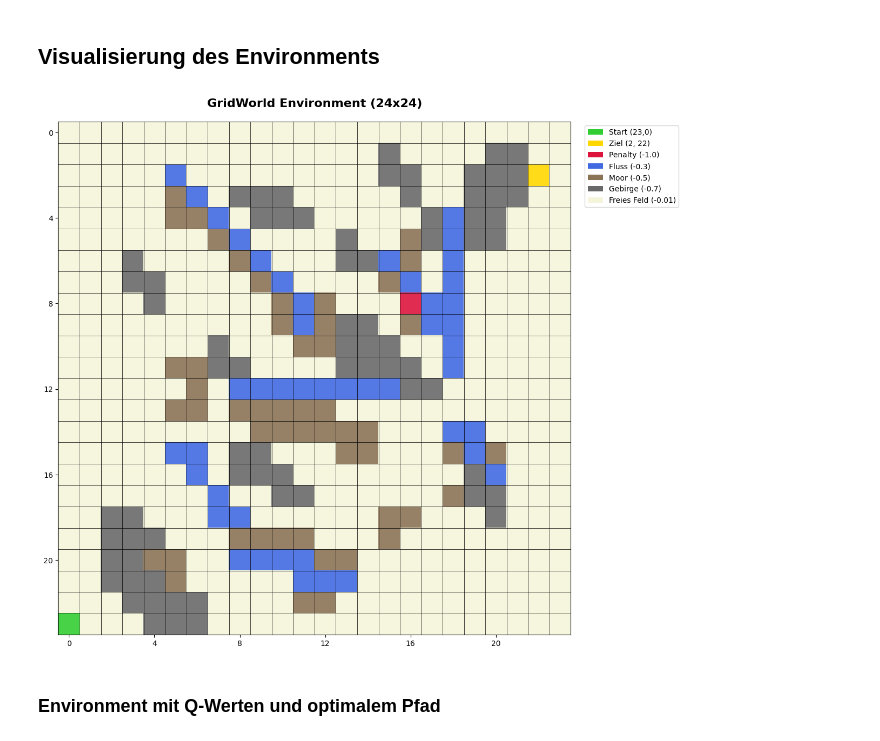
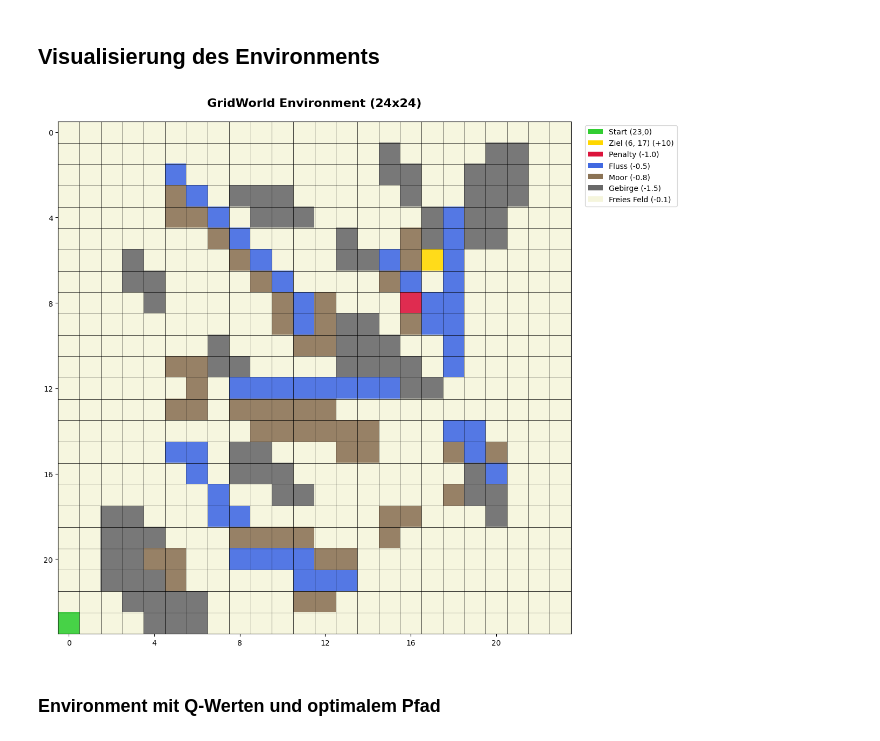
Before and after one commit to rafa22844/qnet, a Jupyter notebook: gridworld.ipynb, the cells around one changed output. Cells and saved outputs as stored; diff of their text form; code cells hidden in the pictures.

```diff
--- a/gridworld.ipynb
+++ b/gridworld.ipynb
@@ -254,17 +304,28 @@ obstacles = {
 }
 
 # Grid 24x24, Start unten links, Ziel oben rechts
-# Durch diese Positionierung MUSS der Agent durch Hindernisse
 env = GridEnvironment(
     shape=(24, 24),
-    landmarks=[(2, 22), penalty_positions[0]],  # Ziel oben rechts, Penalty
+    landmarks=[(6, 17), penalty_positions[0]],
     obstacles=obstacles
 )
 
-agent = QLearningAgent(environment=env, actions=get_args(_MOVETYPES), alpha=0.1, gamma=0.7, epsilon=0.15)
-print("Training Agent auf 24x24 Grid...")
+# OPTIMIERTE HYPERPARAMETER für bessere Konvergenz:
+# alpha=0.3    : Höhere Lernrate für schnelleres Lernen (war 0.01)
+# gamma=0.95   : Höherer Discount-Faktor für langfristige Planung (war 0.7)
+# epsilon=0.1  : Weniger Exploration für mehr Exploitation (war 0.25)
+agent = QLearningAgent(
+    environment=env,
+    actions=get_args(_MOVETYPES),
+    alpha=0.3,      # Learning rate: 0.3 ist gut für mittlere Probleme
+    gamma=0.95,     # Discount factor: 0.95 für gute Vorausplanung
+    epsilon=0.1     # Exploration rate: 0.1 für Balance zwischen Exploration/Exploitation
+)
+
+print("Training Agent auf 24x24 Grid mit optimierten Hyperparametern...")
+print(f"Hyperparameter: alpha={agent.alpha}, gamma={agent.gamma}, epsilon={agent.epsilon}")
 print(f"Anzahl Hindernisse: Flüsse={len(river_positions)}, Moore={len(swamp_positions)}, Gebirge={len(mountain_positions)}")
 print(f"Gesamtzahl Hindernisse: {len(river_positions) + len(swamp_positions) + len(mountain_positions)} von 576 Feldern")
-agent.fit(episodes=5000, verbose=False)
+agent.fit(episodes=50000, verbose=False)
 print("Training abgeschlossen!")
 # %% [output]
@@ -389,40 +451,40 @@ def visualize_environment(environment, agent=None, path_states=None):
     # Achsenbeschriftung - nur jede 2. oder 4. Position für größere Grids
     tick_step = 1 if environment.shape[0] <= 10 else (2 if environment.shape[0] <= 16 else 4)
     ax.set_xticks(np.arange(0, environment.shape[1], tick_step))
     ax.set_yticks(np.arange(0, environment.shape[0], tick_step))
     ax.set_xticklabels(np.arange(0, environment.shape[1], tick_step))
     ax.set_yticklabels(np.arange(0, environment.shape[0], tick_step))
 
-    # Legende erstellen
+    # Legende erstellen mit aktualisierten TERRAIN_COSTS
     legend_elements = [
         mpatches.Patch(facecolor='#32CD32', label=f'Start ({start_pos[0]},{start_pos[1]})'),
-        mpatches.Patch(facecolor='#FFD700', label=f'Ziel {environment.landmarks[0]}'),
-        mpatches.Patch(facecolor='#4169E1', label='Fluss (-0.3)'),
-        mpatches.Patch(facecolor='#8B7355', label='Moor (-0.5)'),
-        mpatches.Patch(facecolor='#696969', label='Gebirge (-0.7)'),
-        mpatches.Patch(facecolor='#F5F5DC', label='Freies Feld (-0.01)')
+        mpatches.Patch(facecolor='#FFD700', label=f'Ziel {environment.landmarks[0]} (+{GOAL_REWARD})'),
+        mpatches.Patch(facecolor='#4169E1', label=f'Fluss ({TERRAIN_COSTS["river"]})'),
+        mpatches.Patch(facecolor='#8B7355', label=f'Moor ({TERRAIN_COSTS["swamp"]})'),
+        mpatches.Patch(facecolor='#696969', label=f'Gebirge ({TERRAIN_COSTS["mountain"]})'),
+        mpatches.Patch(facecolor='#F5F5DC', label=f'Freies Feld ({TERRAIN_COSTS["free"]})')
     ]
 
     if len(environment.landmarks) > 1:
         legend_elements.insert(2, mpatches.Patch(facecolor='#DC143C', label='Penalty (-1.0)'))
 
     if path_states:
         legend_elements.append(mpatches.Patch(facecolor='darkgreen', label='Optimaler Pfad'))
 
     if agent and environment.shape[0] <= 12:
         legend_elements.append(mpatches.Patch(facecolor='purple', label='Q-Werte (Pfeile)'))
 
     ax.legend(handles=legend_elements, loc='upper left', bbox_to_anchor=(1.02, 1), fontsize=10)
 
     ax.set_title(f'GridWorld Environment ({environment.shape[0]}x{environment.shape[1]})',
                  fontsize=16, fontweight='bold', pad=20)
     plt.tight_layout()
     plt.show()
 
 # Environment visualisieren
 visualize_environment(env)
 # %% [output]
-[figure, old version]
+[figure, new version]
 # %% [markdown]
 ### Environment mit Q-Werten und optimalem Pfad
 # %%
```
Also changed, not shown: parts of 6 cells of this notebook, 1 other file.
